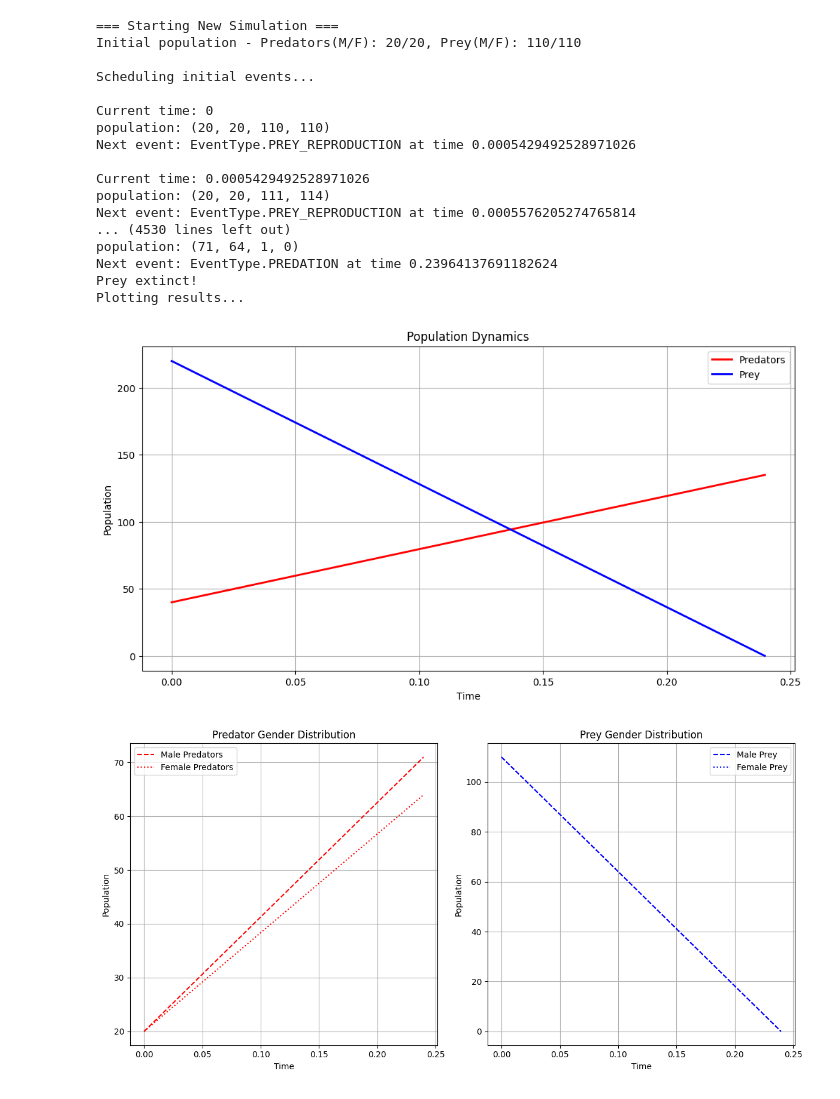
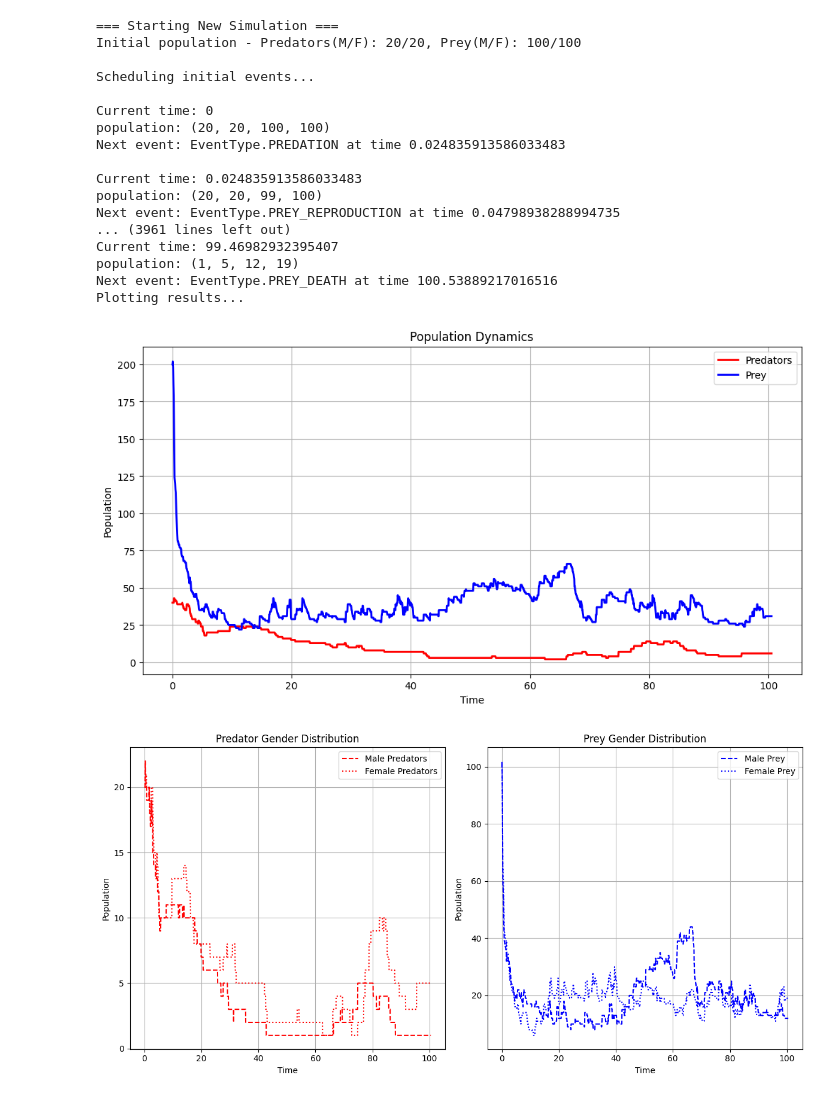
Before and after one commit to erfan-bayat13/computer_aided_simmulation, a Jupyter notebook: prey_predator/test.ipynb, the cells around one changed output. Saved outputs shown, nothing was run; the diff lists cells and outputs as text; code cells hidden in the pictures.

```diff
--- a/prey_predator/test.ipynb
+++ b/prey_predator/test.ipynb
@@ -3,54 +3,58 @@ from main import SimulationParameters, Simulation,SimulationAnalyzer
 # %%
 def run_example_simulation():
     # Define simulation parameters with better ecological balance
     params = SimulationParameters(
-        lambda1=0.3,    # Higher prey reproduction rate
-        lambda2=0.2,    # Moderate predator reproduction rate
-        lambda3=0.01,   # Lower predation rate - predators shouldn't eat prey too quickly
-        mu1=0.01,        # Natural prey death rate
-        mu2=0.02,        # Natural predator death rate
-        K1=200,         # Higher prey carrying capacity
-        K2=4.0,         # More prey needed per predator
-        alpha=0.1,      # Gentler prey competition
-        beta=0.2        # Moderate predator competition
-    )
+    lambda1=0.055,    # Keep prey reproduction
+    lambda2=0.045,     # Keep predator reproduction
+    lambda3=0.0015,  # Lower predation rate slightly
+    mu1=0.06,         # Lower prey death rate significantly
+    mu2=0.06,         # Keep predator death rate
+    K1=500,           # Keep prey threshold
+    K2=6,             # Keep prey/predator ratio
+    alpha=0.03,       # Lower prey competition
+    beta=0.03         # Keep predator competition
+)
 
-    # Initial population with more prey than predators
+
     initial_population = {
         'male_predators': 20,
         'female_predators': 20,
-        'male_prey': 110,
-        'female_prey': 110
+        'male_prey': 100,
+        'female_prey': 100
     }
 
-    # Run for longer to see oscillations
-    sim = Simulation(params, initial_population, end_time=100.0, statistics_interval=1.0)
+    sim = Simulation(
+        params=params,
+        initial_population=initial_population,
+        end_time=100,
+        statistics_interval=0.05
+    )
     stats = sim.run_single_simulation()
 
     print("Plotting results...")
     SimulationAnalyzer.plot_simulation_results(stats)
 
     return stats
 
 # Run the simulation
 stats = run_example_simulation()
 # %% [output]
 === Starting New Simulation ===
-Initial population - Predators(M/F): 20/20, Prey(M/F): 110/110
+Initial population - Predators(M/F): 20/20, Prey(M/F): 100/100
 
 Scheduling initial events...
 
 Current time: 0
-population: (20, 20, 110, 110)
-Next event: EventType.PREY_REPRODUCTION at time 0.0005429492528971026
+population: (20, 20, 100, 100)
+Next event: EventType.PREDATION at time 0.024835913586033483
 
-Current time: 0.0005429492528971026
-population: (20, 20, 111, 114)
-Next event: EventType.PREY_REPRODUCTION at time 0.0005576205274765814
-... (4530 lines left out)
-population: (71, 64, 1, 0)
-Next event: EventType.PREDATION at time 0.23964137691182624
-Prey extinct!
+Current time: 0.024835913586033483
+population: (20, 20, 99, 100)
+Next event: EventType.PREY_REPRODUCTION at time 0.04798938288994735
+... (3961 lines left out)
+Current time: 99.46982932395407
+population: (1, 5, 12, 19)
+Next event: EventType.PREY_DEATH at time 100.53889217016516
 Plotting results...
-[figure, old version]
+[figure, new version]
-[figure, old version]
+[figure, new version]
```
Also changed, not shown: 1 other file.
